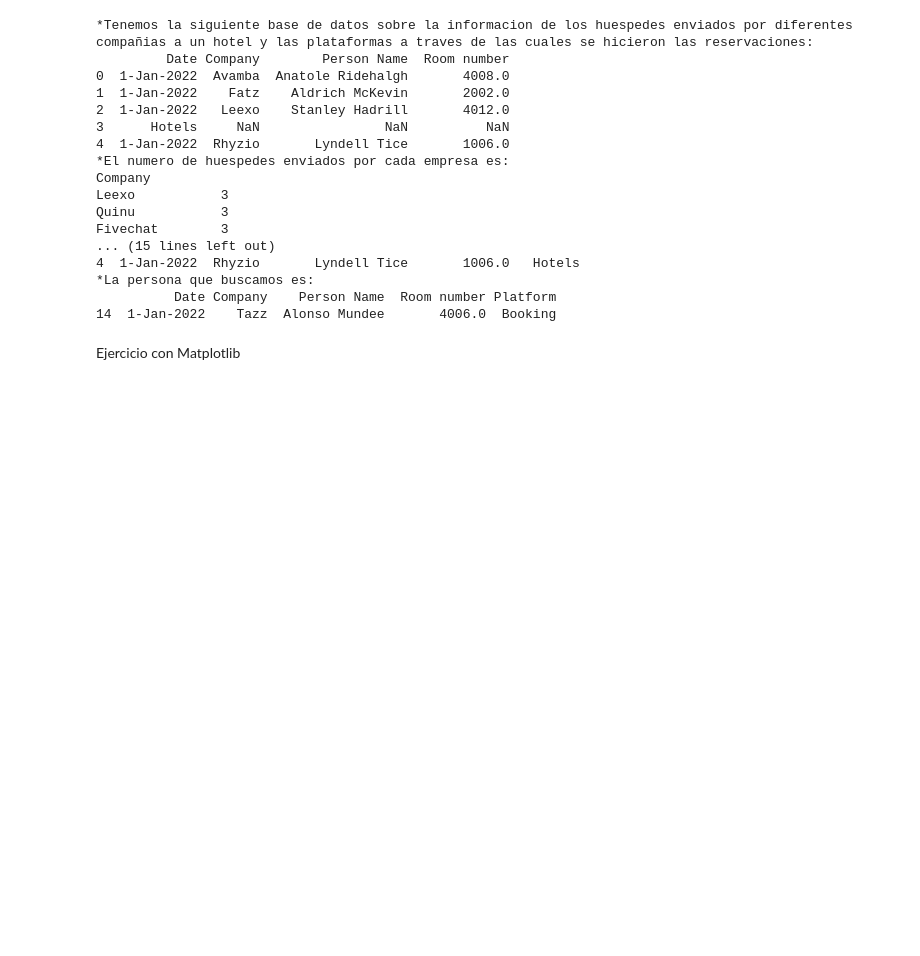
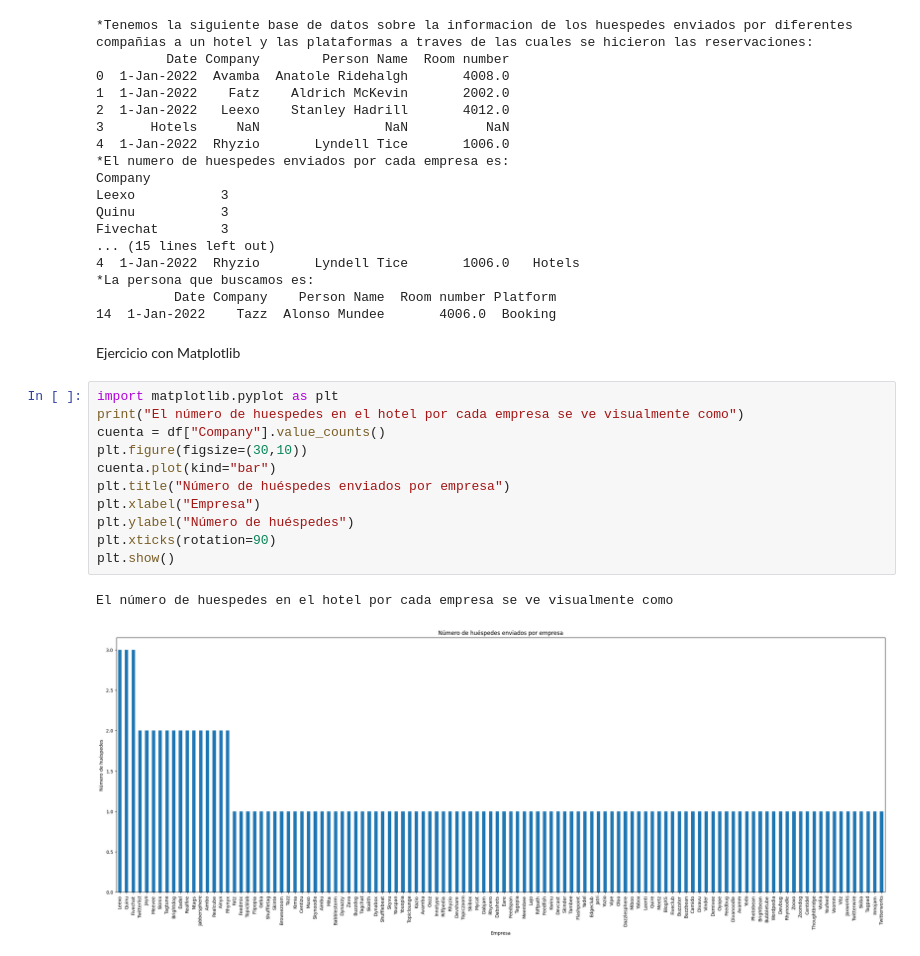
Before and after one commit to Oscarraul28/ejerciosytareas-Oscarraul28, a Jupyter notebook: Tarea2.ipynb, the cells around one changed output. Drawn from its saved outputs; the diff is of its cells as text; blank space fills up the shorter version.

```diff
--- a/Tarea2.ipynb
+++ b/Tarea2.ipynb
@@ -81,3 +81,17 @@ Fivechat        3
 14  1-Jan-2022    Tazz  Alonso Mundee       4006.0  Booking
 # %% [markdown]
 Ejercicio con Matplotlib
+# %%
+import matplotlib.pyplot as plt
+print("El número de huespedes en el hotel por cada empresa se ve visualmente como")
+cuenta = df["Company"].value_counts()
+plt.figure(figsize=(30,10))
+cuenta.plot(kind="bar")
+plt.title("Número de huéspedes enviados por empresa")
+plt.xlabel("Empresa")
+plt.ylabel("Número de huéspedes")
+plt.xticks(rotation=90)
+plt.show()
+# %% [output]
+El número de huespedes en el hotel por cada empresa se ve visualmente como
+[figure, added]
```
